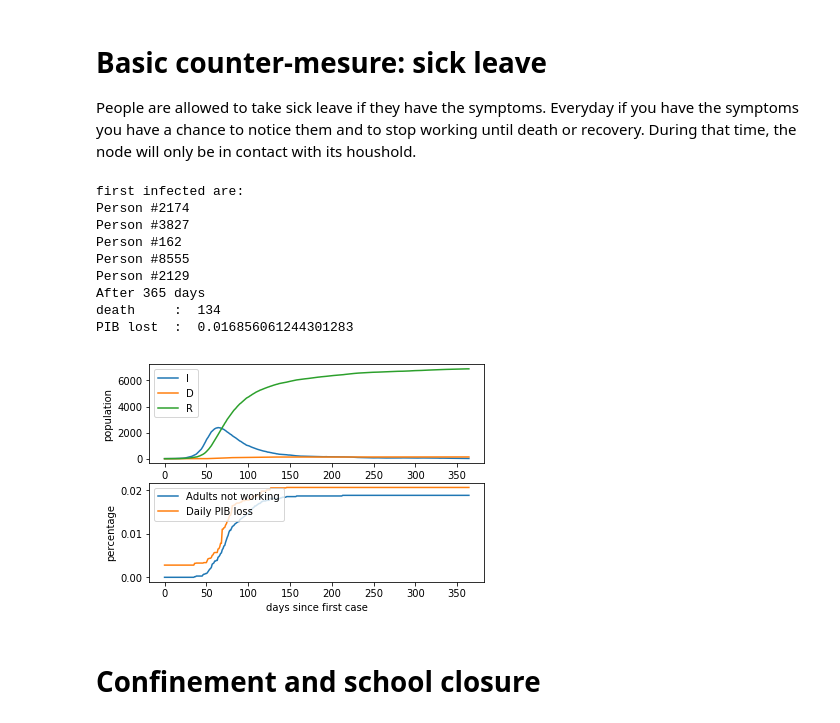
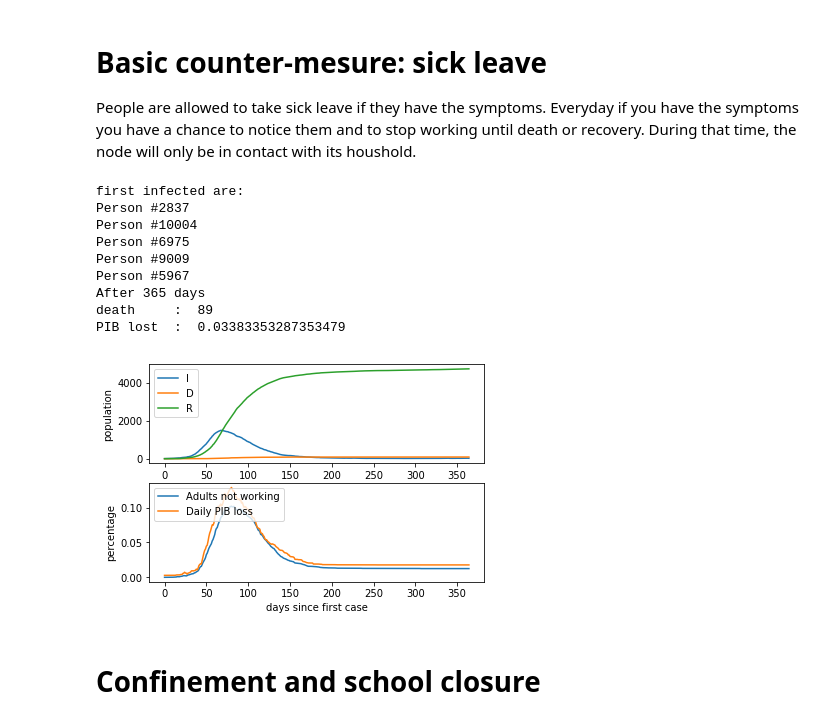
Before and after one commit to Faycal-BAKI/COVID-19-Outbreak-Project---Graph-Theory-and-Social-Network-Analysis-course, a Jupyter notebook: main.ipynb, the cells around one changed output. Drawn from its saved outputs; the diff is of its cells as text; code cells hidden in the pictures.

```diff
--- a/main.ipynb
+++ b/main.ipynb
@@ -586,7 +585,7 @@ PIB lost  :  0.25756099162915896
 
 People are allowed to take sick leave if they have the symptoms. Everyday if you have the symptoms you have a chance to notice them and to stop working until death or recovery. During that time, the node will only be in contact with its houshold.
 # %%
-class Sick_leave_scenario(Basic_SIR_Model):
+class Sick_leave_model(Basic_SIR_Model):
     def __init__(self,G):
         super().__init__(G)
         self.sickness_awarness = dict()
@@ -595,69 +594,60 @@ class Sick_leave_scenario(Basic_SIR_Model):
 
     def one_day_passes_sick_leave(self): #same but sick leave exists now
 
-        changing_state = dict() # store the nodes that change state before updating them all at once
+        self.changing_state = dict() # store the nodes that change state before updating them all at once
         for state in self.infection_states:
-            changing_state[state]= []
+            self.changing_state[state]= []
 
         for node in list(self.G.nodes()):
             if node.state == "I":  #for every infected people
 
                 if (not node.working): #people on sick leave Adult and childrens
-                    for neig in self.G[node]:
-                        if neig.state == "S":
-                            t = self.G[node][neig]['type']
-                            if  t == "household" and self.interaction(t): #no contact with co workers
-                                changing_state["I"].append(neig) #new infected :'(
+                    self.meet_all_permited_people(node, ["household"] )#no contact with co workers
 
                 else: #working people and childrens going to school
-                    #we try each possible infection
-                    for neig in self.G[node]:
-                        if neig.state == "S":
-                            t = self.G[node][neig]['type']
-                            if self.interaction(t):
-                                changing_state["I"].append(neig) #new infected :'(
+                    self.meet_all_permited_people(node, self.relation_type)
                 #we check if the condition of the sick change (death recovery or no change)
                 new_state = self.sickness_evolution(node.age)
                 if new_state != node.state :
-                    changing_state[new_state].append(node)
+                    self.changing_state[new_state].append(node)
 
                 #Sick adults may take a sick leave if they notice the syptomes
                 if (type(node) == Adult and node.working): #people take sick leave
                     node.working = (random.random() >= self.sickness_awarness[node.age] )
 
 
         for state in self.infection_states: #update all the nodes states at once after all the interactions
-            for node in changing_state[state]:
+            for node in self.changing_state[state]:
                 node.state = state
                 #for now sick people work because this scenario is low-key distopian
                 if(state == "D" and type(node) == Adult):
                     node.working = False #dead people don't work :'(
 
                 if(state == "R" and type(node) == Adult): #sick leave ends
                     node.working = True
 
     def sick_leave_scenario(self):
         self.initialize_patients_zero(number_of_first_cases=5)
         for i in range(365):
             self.one_day_passes_sick_leave()
             self.store_infection_state_pop()
             self.store_economic_data()
             self.day+=1
         self.plot_hist()
 
 
-m = Sick_leave_scenario(G)
-m.basic_scenario()
+m = Sick_leave_model(G)
+m.sick_leave_scenario()
 # %% [output]
 first infected are:
-Person #2174
-Person #3827
-Person #162
-Person #8555
-Person #2129
+Person #2837
+Person #10004
+Person #6975
+Person #9009
+Person #5967
 After 365 days
-death     :  134
-PIB lost  :  0.016856061244301283
+death     :  89
+PIB lost  :  0.03383353287353479
-[figure, old version]
+[figure, new version]
 # %% [markdown]
 # Confinement and school closure
```
Also changed, not shown: parts of 7 cells of this notebook.
